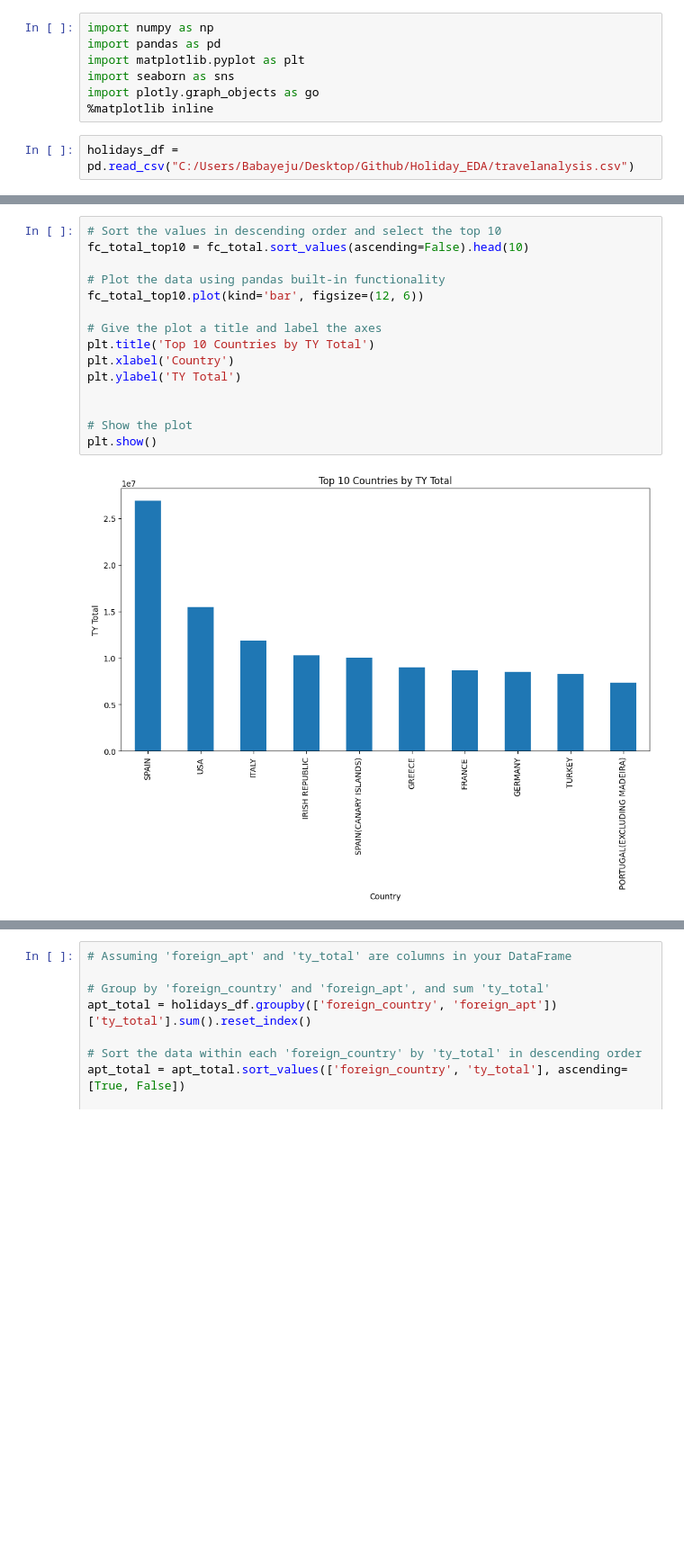
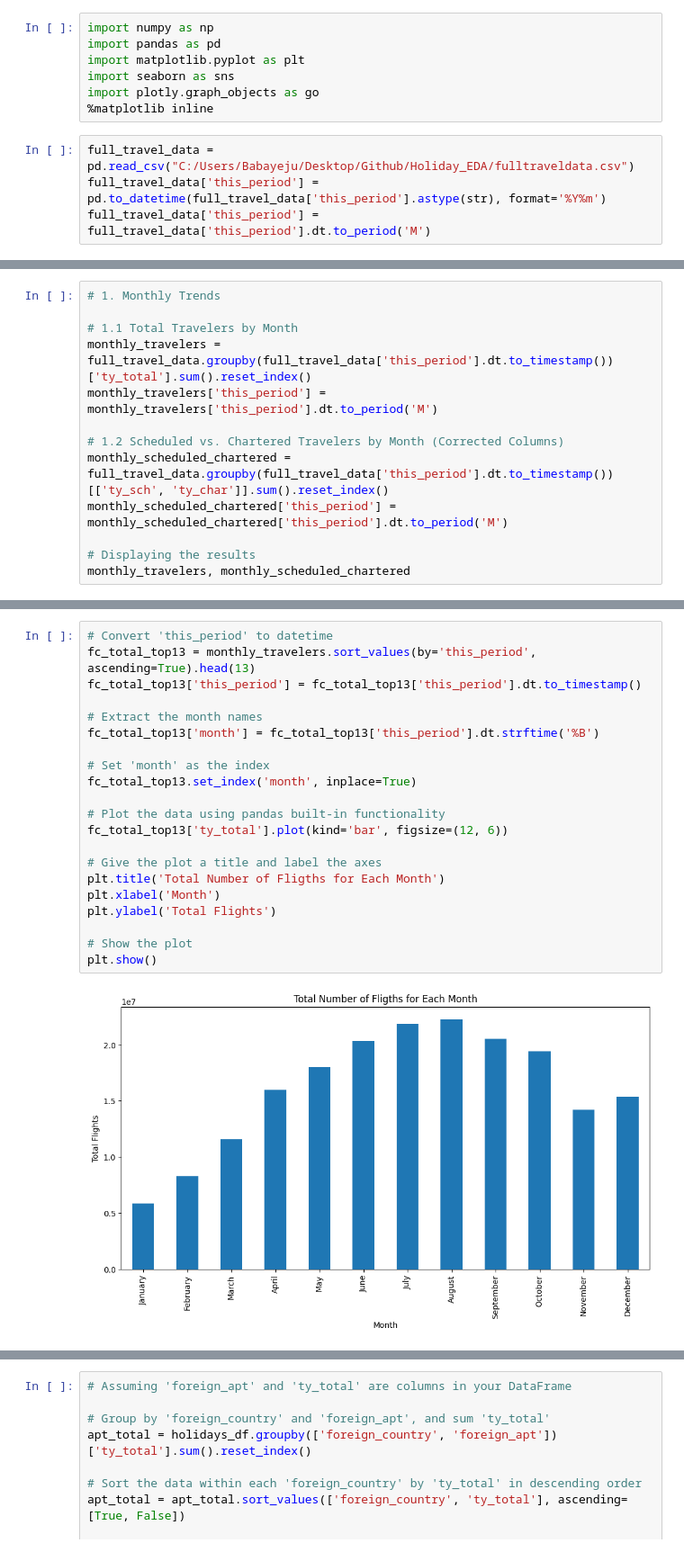
Before and after one commit to ot-babs/Holiday_EDA, a Jupyter notebook: Holiday_EDA.ipynb, the cells around one changed output, grey strips where cells are left out. Shown at 90% size. Saved outputs shown, nothing was run; the diff lists cells and outputs as text; blank space fills up the shorter version.

Commit message:
Adding more graphs

```diff
--- a/Holiday_EDA.ipynb
+++ b/Holiday_EDA.ipynb
@@ -6,5 +6,7 @@ import seaborn as sns
 import plotly.graph_objects as go
 %matplotlib inline
 # %%
-holidays_df = pd.read_csv("C:/Users/Babayeju/Desktop/Github/Holiday_EDA/travelanalysis.csv")
+full_travel_data = pd.read_csv("C:/Users/Babayeju/Desktop/Github/Holiday_EDA/fulltraveldata.csv")
+full_travel_data['this_period'] = pd.to_datetime(full_travel_data['this_period'].astype(str), format='%Y%m')
+full_travel_data['this_period'] = full_travel_data['this_period'].dt.to_period('M')
 # %%
@@ -58,0 +38,13 @@ Name: ty_total, dtype: int64
+# %%
+# 1. Monthly Trends
+
+# 1.1 Total Travelers by Month
+monthly_travelers = full_travel_data.groupby(full_travel_data['this_period'].dt.to_timestamp())['ty_total'].sum().reset_index()
+monthly_travelers['this_period'] = monthly_travelers['this_period'].dt.to_period('M')
+
+# 1.2 Scheduled vs. Chartered Travelers by Month (Corrected Columns)
+monthly_scheduled_chartered = full_travel_data.groupby(full_travel_data['this_period'].dt.to_timestamp())[['ty_sch', 'ty_char']].sum().reset_index()
+monthly_scheduled_chartered['this_period'] = monthly_scheduled_chartered['this_period'].dt.to_period('M')
+
+# Displaying the results
+monthly_travelers, monthly_scheduled_chartered
@@ -59,17 +69,23 @@ Name: ty_total, dtype: int64
 # %%
-# Sort the values in descending order and select the top 10
-fc_total_top10 = fc_total.sort_values(ascending=False).head(10)
+# Convert 'this_period' to datetime
+fc_total_top13 = monthly_travelers.sort_values(by='this_period', ascending=True).head(13)
+fc_total_top13['this_period'] = fc_total_top13['this_period'].dt.to_timestamp()
+
+# Extract the month names
+fc_total_top13['month'] = fc_total_top13['this_period'].dt.strftime('%B')
+
+# Set 'month' as the index
+fc_total_top13.set_index('month', inplace=True)
 
 # Plot the data using pandas built-in functionality
-fc_total_top10.plot(kind='bar', figsize=(12, 6))
+fc_total_top13['ty_total'].plot(kind='bar', figsize=(12, 6))
 
 # Give the plot a title and label the axes
-plt.title('Top 10 Countries by TY Total')
-plt.xlabel('Country')
-plt.ylabel('TY Total')
-
+plt.title('Total Number of Fligths for Each Month')
+plt.xlabel('Month')
+plt.ylabel('Total Flights')
 
 # Show the plot
 plt.show()
 # %% [output]
-[figure, old version]
+[figure, new version]
```
Also changed, not shown: parts of 5 cells of this notebook, 13 other files.
